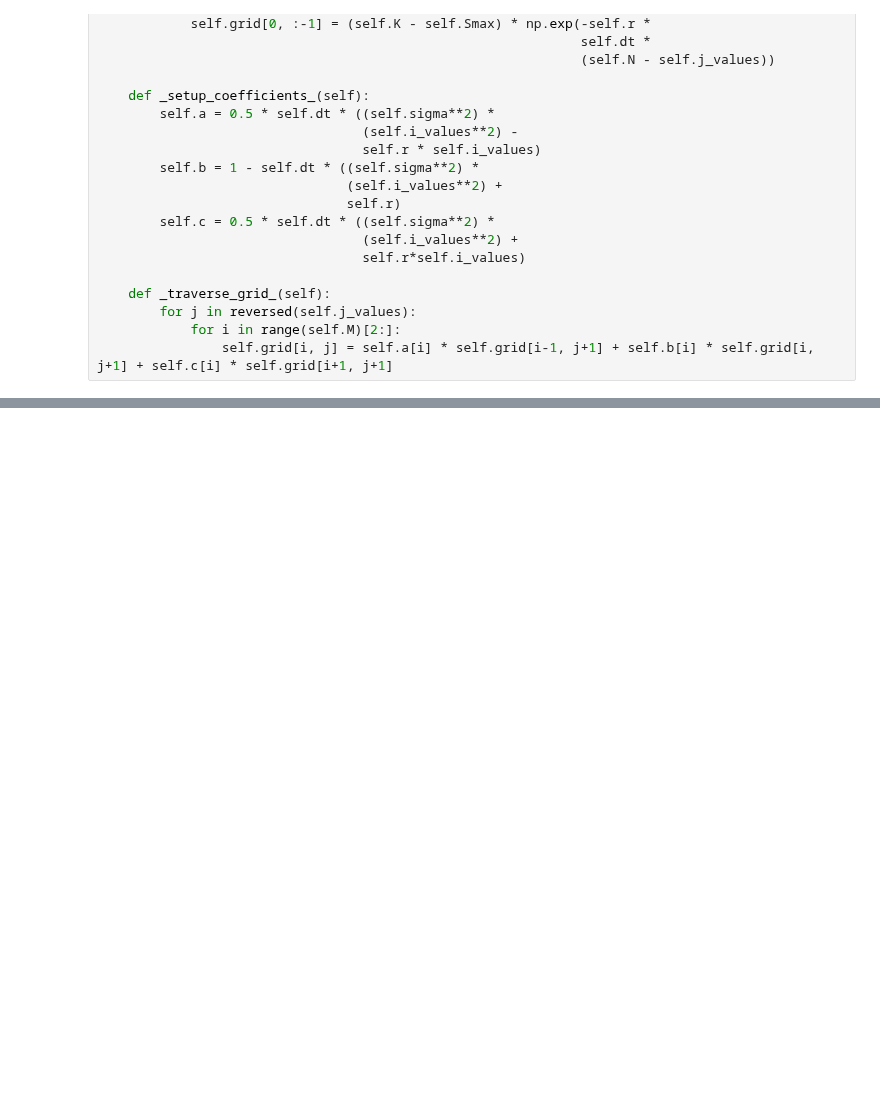
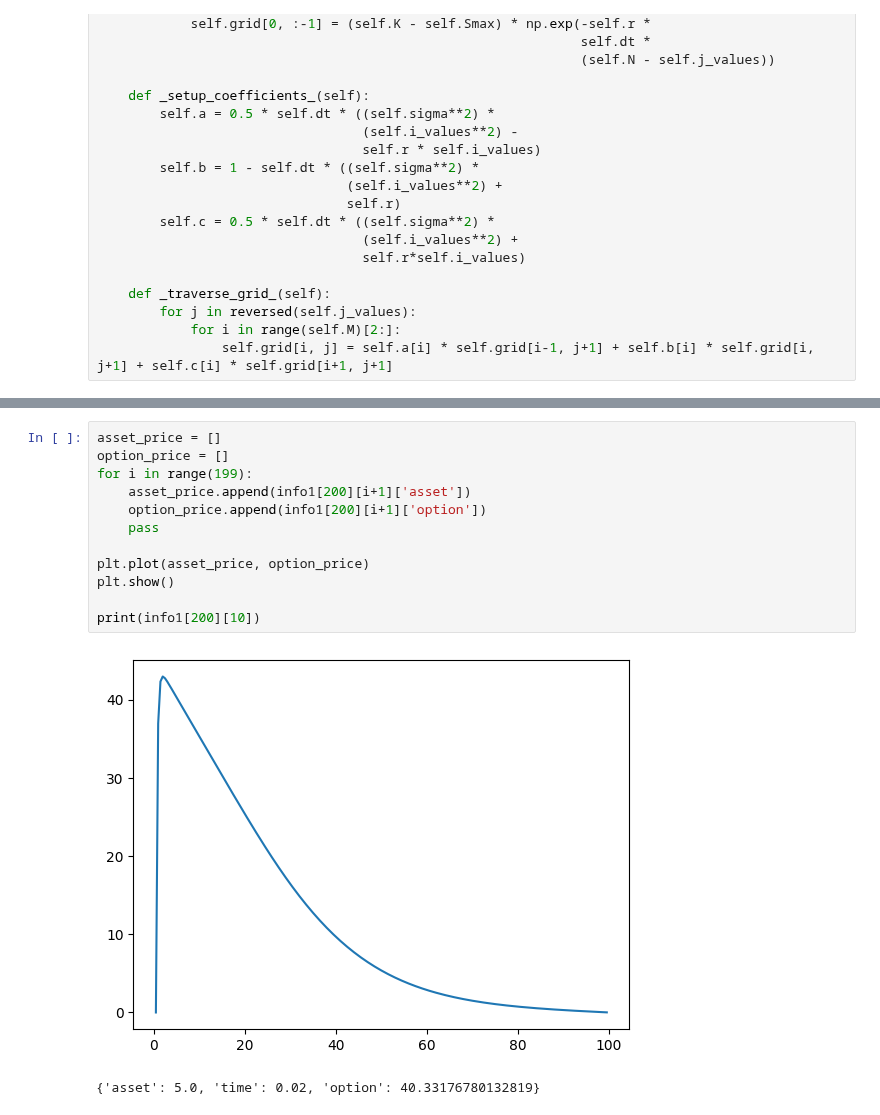
Before and after one commit to HengruiBaiCN/Honor, a Jupyter notebook: Option-price-prediction/FDC_self.ipynb, the cells around one changed output, grey strips where cells are left out. Drawn from its saved outputs; the diff is of its cells as text; blank space fills up the shorter version.

```diff
--- a/Option-price-prediction/FDC_self.ipynb
+++ b/Option-price-prediction/FDC_self.ipynb
@@ -192,0 +242,15 @@ print(info1[9999][10])
+# %%
+asset_price = []
+option_price = []
+for i in range(199):
+    asset_price.append(info1[200][i+1]['asset'])
+    option_price.append(info1[200][i+1]['option'])
+    pass
+
+plt.plot(asset_price, option_price)
+plt.show()
+
+print(info1[200][10])
+# %% [output]
+[figure, added]
+{'asset': 5.0, 'time': 0.02, 'option': 40.33176780132819}
```
Also changed, not shown: parts of 7 cells of this notebook, 1 other file.
